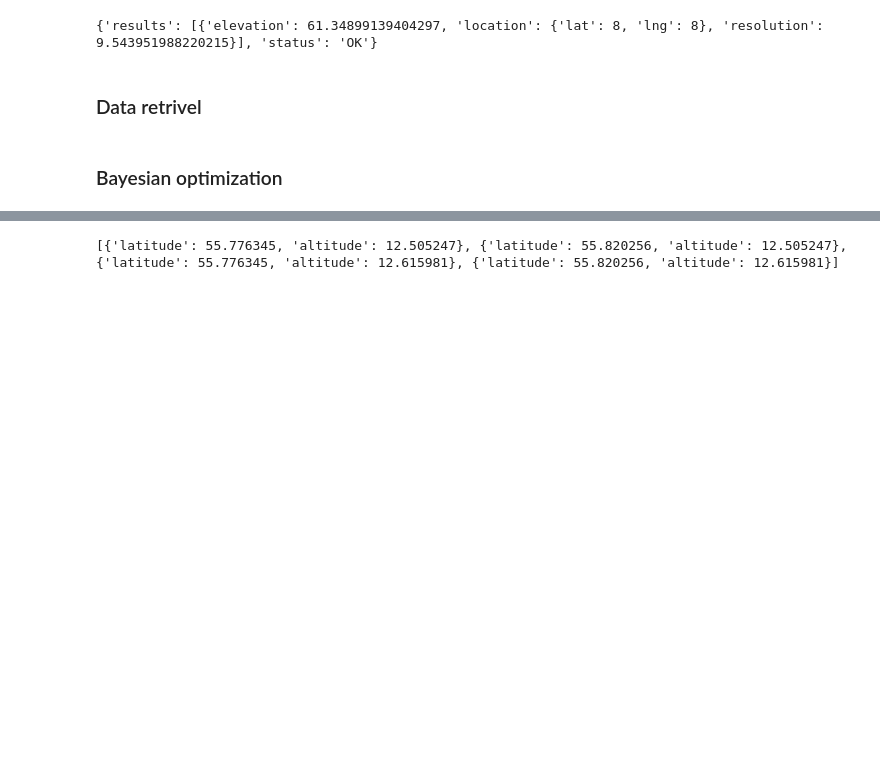
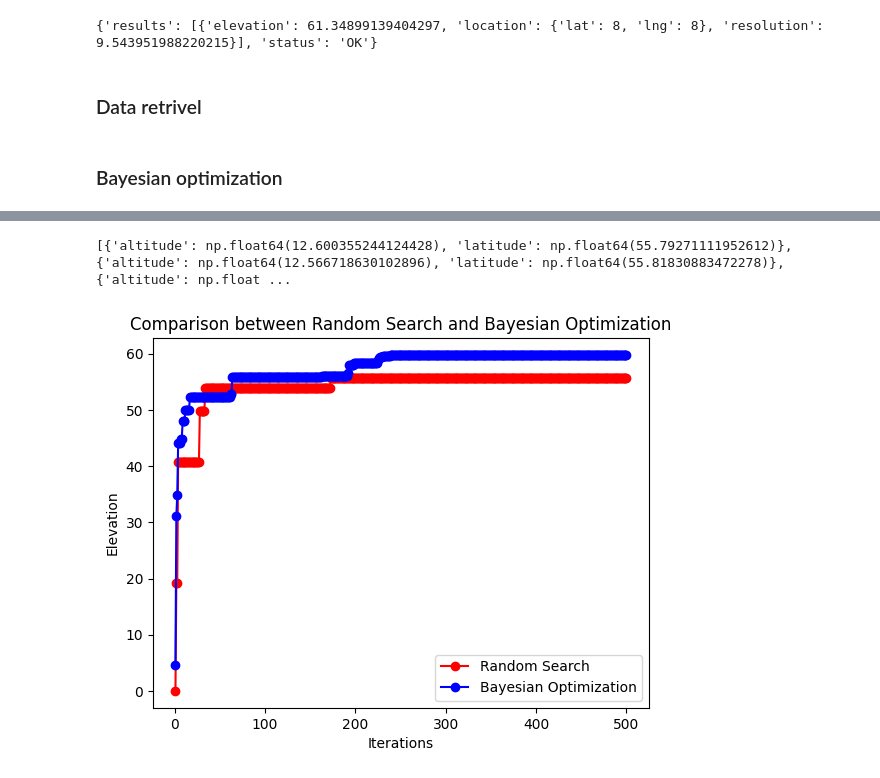
Before and after one commit to KeremOzemre/Active-Machine-Learning-Elevation, a Jupyter notebook: src/bayesian_optimization.ipynb, the cells around one changed output, grey strips where cells are left out. Drawn from its saved outputs; the diff is of its cells as text; code cells hidden in the pictures; blank space fills up the shorter version.

Commit message:
graphs

```diff
--- a/src/bayesian_optimization.ipynb
+++ b/src/bayesian_optimization.ipynb
@@ -61,7 +62,7 @@ opt = gp_minimize(objective_function, # the function to minimize
                                       # the bounds on each dimension of x
                   acq_func="EI",      # the acquisition function
                   n_initial_points=0, # no initial point except the one
-                  n_calls=10,         # the number of evaluations of objective_function 19 since we give one initial point
+                  n_calls=499,         # the number of evaluations of objective_function 19 since we give one initial point
                   x0=x0,           #initial point
                   y0=[y0],           #inital objective function value
                   xi=0.1,             #exploration parameter
@@ -109,5 +129,33 @@ array([ 1.43106496, 31.32289886, 27.48048973, 26.89745331, 10.22586155,
 # %%
-param_list = list(ParameterSampler(domain,n_iter=28,random_state=32))
+altitude_range = (12.505247, 12.615981)
+latitude_range = (55.776345,55.820256)
+
+domain = {
+    "latitude": uniform(loc=55.776345, scale=55.820256 - 55.776345),
+    "altitude": uniform(loc=12.505247, scale=12.615981 - 12.505247),
+}
+
+param_list = list(ParameterSampler(domain,n_iter=500,random_state=32))
 print(param_list)
 # %% [output]
-[{'latitude': 55.776345, 'altitude': 12.505247}, {'latitude': 55.820256, 'altitude': 12.505247}, {'latitude': 55.776345, 'altitude': 12.615981}, {'latitude': 55.820256, 'altitude': 12.615981}]
+[{'altitude': np.float64(12.600355244124428), 'latitude': np.float64(55.79271111952612)}, {'altitude': np.float64(12.566718630102896), 'latitude': np.float64(55.81830883472278)}, {'altitude': np.float ...
+# %%
+random_elevation = []
+for param in param_list:
+    random_elevation.append(request_elevation(param["latitude"],param["altitude"]))
+
+max_cumulative_elevation_per_iteration = np.maximum.accumulate(random_elevation)
+y_bo = np.maximum.accumulate(-opt.func_vals).ravel()
+# define iteration number
+xs = np.arange(1,len(random_elevation) + 1,1)
+
+
+plt.plot(xs, max_cumulative_elevation_per_iteration, 'o-', color = 'red', label='Random Search')
+plt.plot(xs, y_bo, 'o-', color = 'blue', label='Bayesian Optimization')
+plt.legend()
+plt.xlabel('Iterations')
+plt.ylabel('Elevation')
+plt.title('Comparison between Random Search and Bayesian Optimization')
+plt.show()
+# %% [output]
+[figure, added]
```
Also changed, not shown: parts of 6 cells of this notebook.
